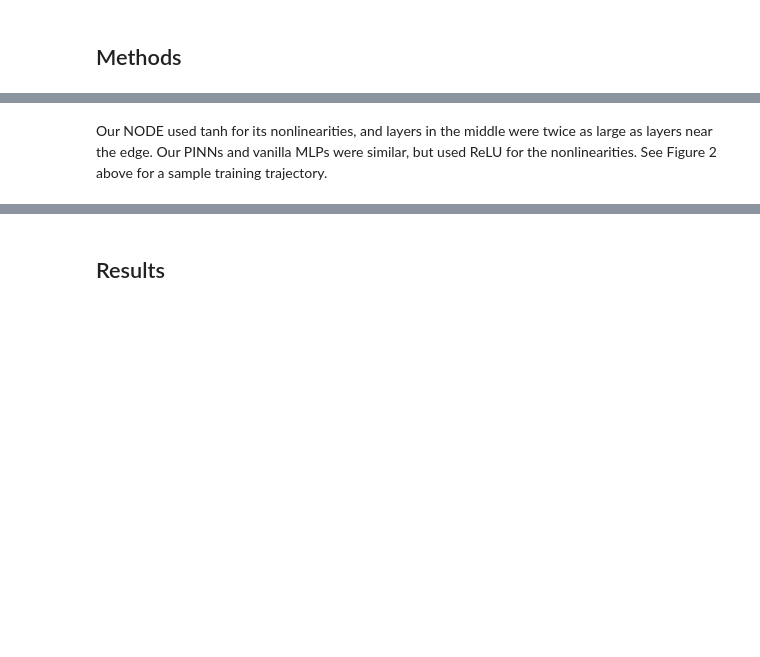
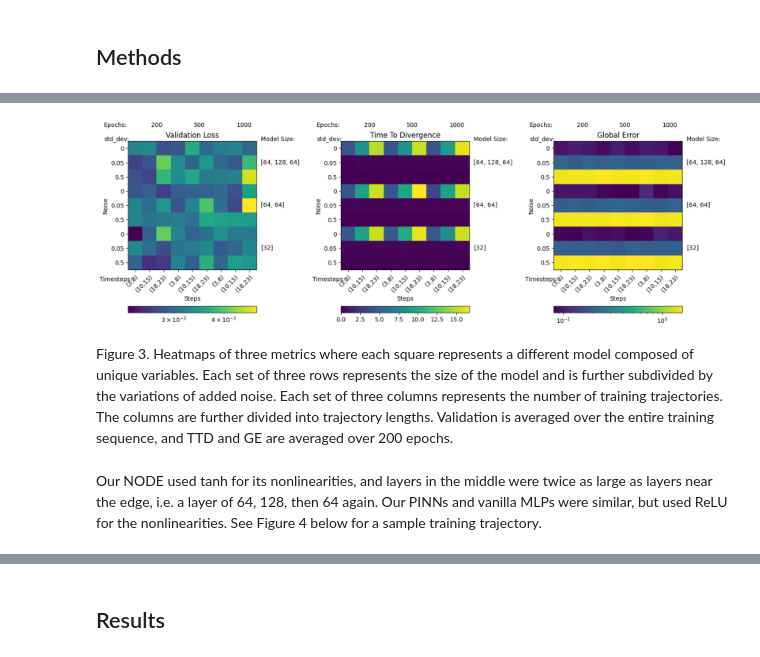
Before and after one commit to elichild01/double-pendulum, a Jupyter notebook: final-writeup/DoublePendulumFinalWriteup.ipynb, the cells around one changed output, grey strips where cells are left out. Saved outputs shown, nothing was run; the diff lists cells and outputs as text; code cells hidden in the pictures; blank space fills up the shorter version.

```diff
--- a/final-writeup/DoublePendulumFinalWriteup.ipynb
+++ b/final-writeup/DoublePendulumFinalWriteup.ipynb
@@ -50,2 +66,8 @@ Our NODEs were MLPs with tanh nonlinearities. The model was then run through the
+# %%
+Image(filename='heatmap_metrics2.png')
+# %% [output]
+[figure, added]
+# %% [markdown]
+Figure 3. Heatmaps of three metrics where each square represents a different model composed of unique variables. Each set of three rows represents the size of the model and is further subdivided by the variations of added noise. Each set of three columns represents the number of training trajectories. The columns are further divided into trajectory lengths. Validation is averaged over the entire training sequence, and TTD and GE are averaged over 200 epochs.
 # %% [markdown]
-Our NODE used tanh for its nonlinearities, and layers in the middle were twice as large as layers near the edge. Our PINNs and vanilla MLPs were similar, but used ReLU for the nonlinearities. See Figure 2 above for a sample training trajectory.
+Our NODE used tanh for its nonlinearities, and layers in the middle were twice as large as layers near the edge, i.e. a layer of 64, 128, then 64 again. Our PINNs and vanilla MLPs were similar, but used ReLU for the nonlinearities. See Figure 4 below for a sample training trajectory.
```
Also changed, not shown: parts of 31 cells of this notebook, 5 other files.
